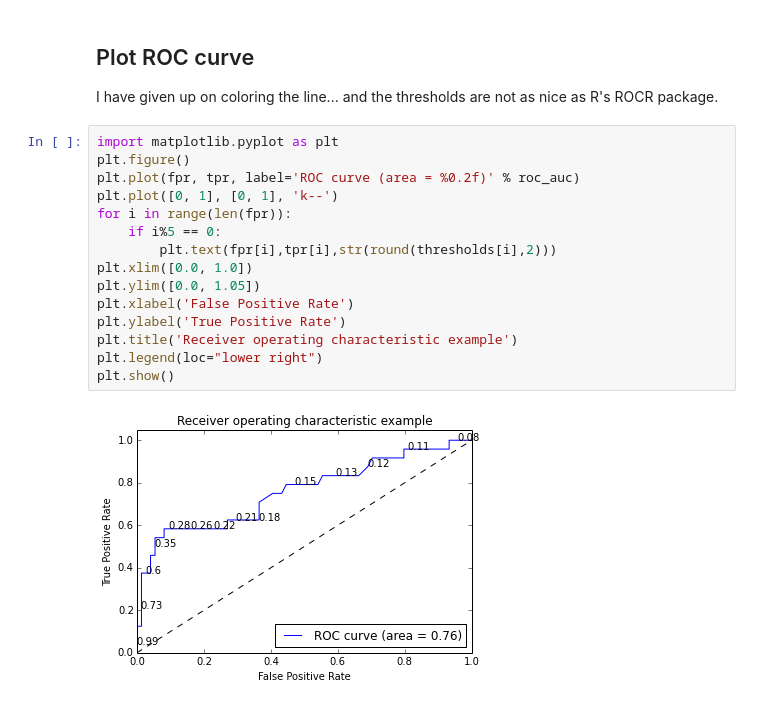
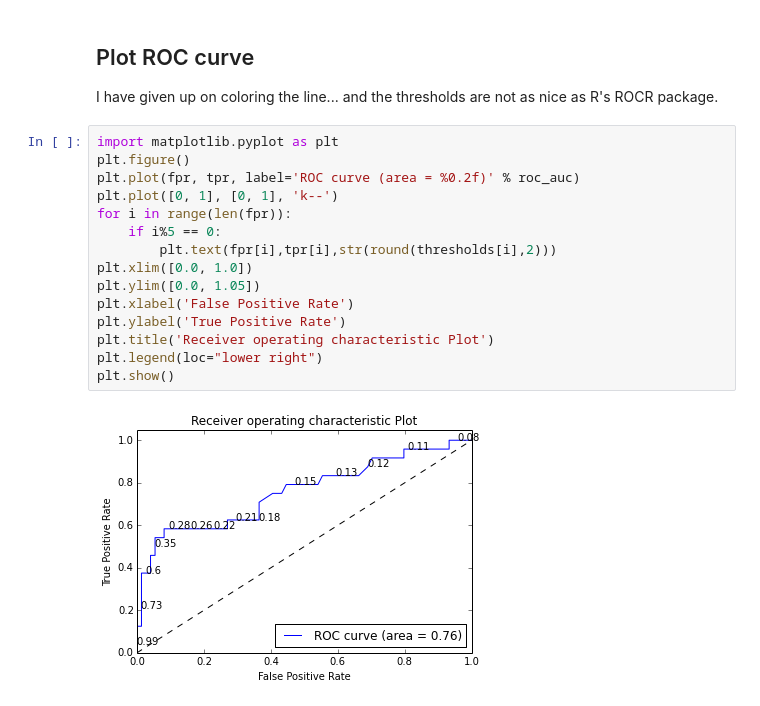
Before and after one commit to rajsingh7/edX-1, a Jupyter notebook: The Analytic Edge/Week3/modelingexpert.ipynb, the cells around one changed output. Cells and saved outputs as stored; diff of their text form.

```diff
--- a/The Analytic Edge/Week3/modelingexpert.ipynb
+++ b/The Analytic Edge/Week3/modelingexpert.ipynb
@@ -213,17 +213,17 @@ I have given up on coloring the line... and the thresholds are not as nice as R'
 # %%
 import matplotlib.pyplot as plt
 plt.figure()
 plt.plot(fpr, tpr, label='ROC curve (area = %0.2f)' % roc_auc)
 plt.plot([0, 1], [0, 1], 'k--')
 for i in range(len(fpr)):
     if i%5 == 0:
         plt.text(fpr[i],tpr[i],str(round(thresholds[i],2)))
 plt.xlim([0.0, 1.0])
 plt.ylim([0.0, 1.05])
 plt.xlabel('False Positive Rate')
 plt.ylabel('True Positive Rate')
-plt.title('Receiver operating characteristic example')
+plt.title('Receiver operating characteristic Plot')
 plt.legend(loc="lower right")
 plt.show()
 # %% [output]
-[figure, old version]
+[figure, new version]
```
Also changed, not shown: 2 other files.
